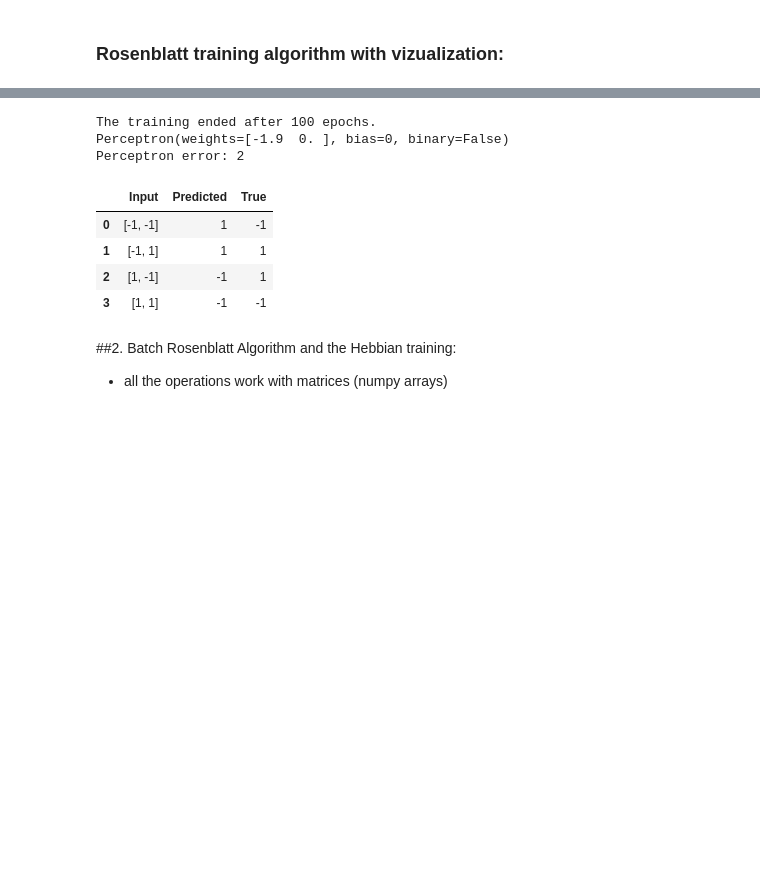
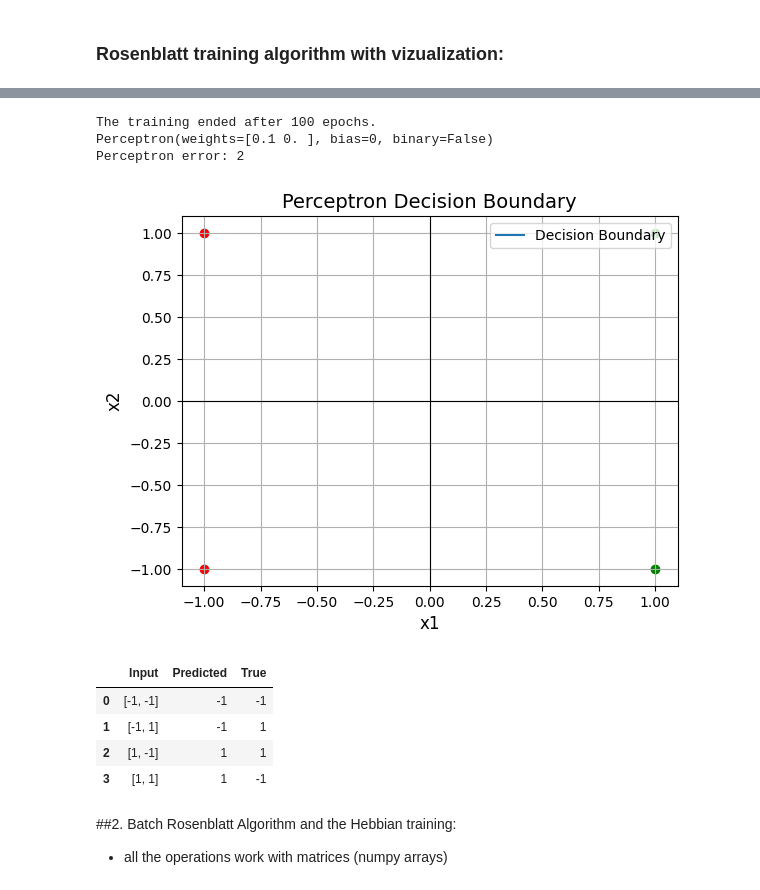
Before and after one commit to reitezuz/18NES1-2025-, a Jupyter notebook: week2/rosenblatt_perceptron.ipynb, the cells around one changed output, grey strips where cells are left out. Saved outputs shown, nothing was run; the diff lists cells and outputs as text; code cells hidden in the pictures; blank space fills up the shorter version.

```diff
--- a/week2/rosenblatt_perceptron.ipynb
+++ b/week2/rosenblatt_perceptron.ipynb
@@ -281,35 +322,37 @@ Perceptron error: 0
 inputs = np.array([[-1, -1], [-1, 1], [1, -1], [1, 1]])
 true_outputs = np.array([-1, 1, 1, -1])
 
 # Perceptron parameters:
 epochs = 100
 weights = [0.1, 0]
 bias = 0
 binary = False
 
 # Train the perceptron:
 perceptron = Perceptron(weights, bias, binary)
 perceptron.rosenblatt(inputs, true_outputs, epochs)
 
 # Print summary:
 print(perceptron)
 real_outputs = perceptron.forward(inputs) # forward for the whole dataset
 error = perceptron_error(true_outputs, real_outputs)
 print(f"Perceptron error: {error}")
+plot_decision_boundary_2D(perceptron, inputs, true_outputs)
 
 # Create a pandas DataFrame for a nice table
 import pandas as pd
 df = pd.DataFrame(columns=['Input', 'Predicted', 'True'])
 for inputs, label in zip(inputs, true_outputs):
     df.loc[len(df)] = {'Input': inputs, 'Predicted': perceptron.forward(inputs), 'True': label}
 
 df
 # %% [output]
 The training ended after 100 epochs.
-Perceptron(weights=[-1.9  0. ], bias=0, binary=False)
+Perceptron(weights=[0.1 0. ], bias=0, binary=False)
 Perceptron error: 2
+[figure, added]
 |  | Input | Predicted | True |
-| 0 | [-1, -1] | 1 | -1 |
-| 1 | [-1, 1] | 1 | 1 |
-| 2 | [1, -1] | -1 | 1 |
-| 3 | [1, 1] | -1 | -1 |
+| 0 | [-1, -1] | -1 | -1 |
+| 1 | [-1, 1] | -1 | 1 |
+| 2 | [1, -1] | 1 | 1 |
+| 3 | [1, 1] | 1 | -1 |
```
Also changed, not shown: parts of 9 cells of this notebook.
